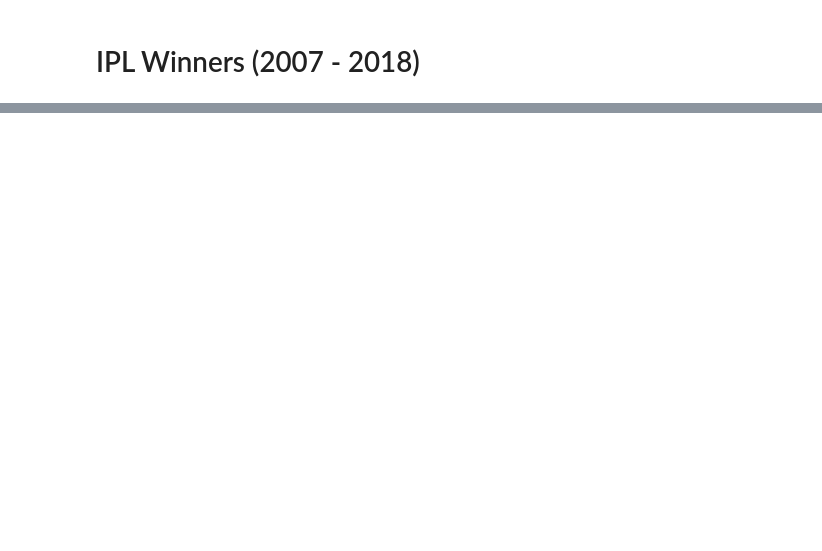
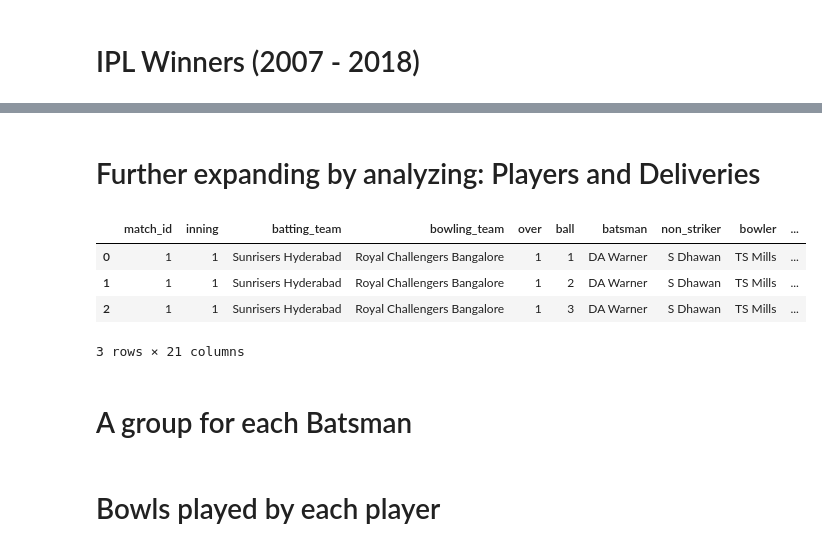
Before and after one commit to XxMurtazaxX/Machine-Learning-Prerequisites, a Jupyter notebook: Pandas/IPL Matches Analysis.ipynb, the cells around one changed output, grey strips where cells are left out. Saved outputs shown, nothing was run; the diff lists cells and outputs as text; code cells hidden in the pictures; blank space fills up the shorter version.

Commit message:
Further analysis on each delivery and players in IPL

```diff
--- a/Pandas/IPL Matches Analysis.ipynb
+++ b/Pandas/IPL Matches Analysis.ipynb
@@ -275,0 +266,4 @@ final_winners[['season','winner']]
+# %% [markdown]
+# Further expanding by analyzing: Players and Deliveries
+# %%
+deliveries = pd.read_csv('deliveries.csv')
@@ -275,0 +274,10 @@ final_winners[['season','winner']]
+# %%
+deliveries.head(3)
+# %% [output]
+|  | match_id | inning | batting_team | bowling_team | over | ball | batsman | non_striker | bowler | ... |
+| 0 | 1 | 1 | Sunrisers Hyderabad | Royal Challengers Bangalore | 1 | 1 | DA Warner | S Dhawan | TS Mills | ... |
+| 1 | 1 | 1 | Sunrisers Hyderabad | Royal Challengers Bangalore | 1 | 2 | DA Warner | S Dhawan | TS Mills | ... |
+| 2 | 1 | 1 | Sunrisers Hyderabad | Royal Challengers Bangalore | 1 | 3 | DA Warner | S Dhawan | TS Mills | ... |
+3 rows × 21 columns
+# %% [markdown]
+# A group for each Batsman
@@ -275,0 +286,2 @@ final_winners[['season','winner']]
+# %% [markdown]
+# Bowls played by each player
```
Also changed, not shown: parts of 17 cells of this notebook, 2 other files.
